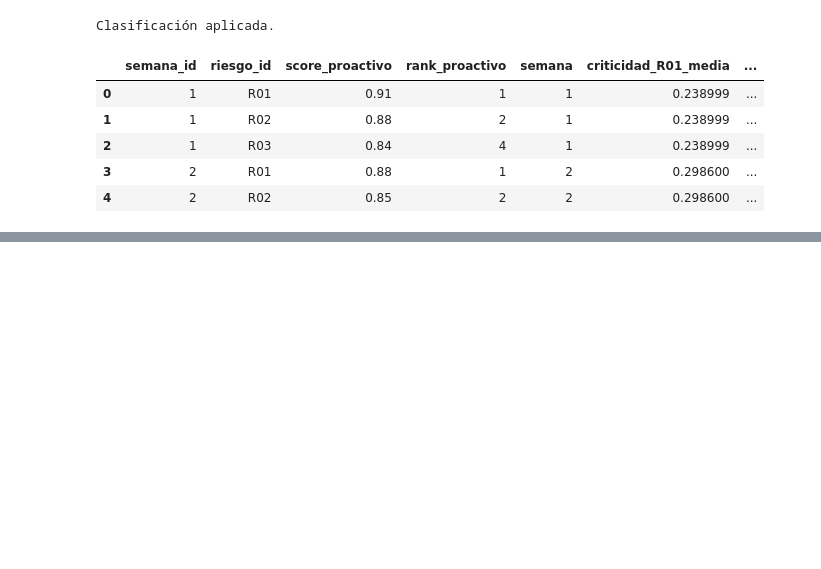
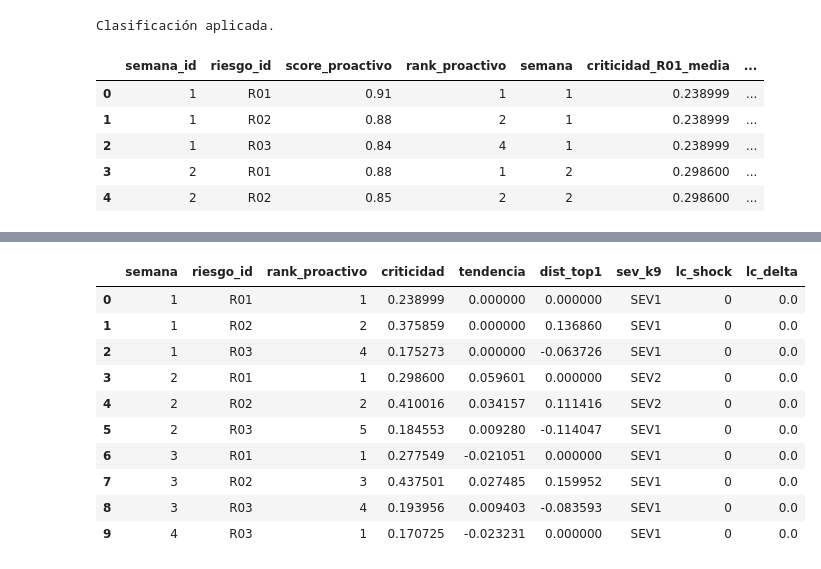
Before and after one commit to sanchezsantana/semantiq, a Jupyter notebook: k9_mining_safety/notebooks/01_generate_stde_v3.ipynb, the cells around one changed output, grey strips where cells are left out. Drawn from its saved outputs; the diff is of its cells as text; code cells hidden in the pictures; blank space fills up the shorter version.

Commit message:
stde final

```diff
--- a/k9_mining_safety/notebooks/01_generate_stde_v3.ipynb
+++ b/k9_mining_safety/notebooks/01_generate_stde_v3.ipynb
@@ -2085,0 +1536,74 @@ print(f"✓ Payload PredictorNode exportado: {predictor_json_path}")
+# %%
+# Celda 6.6 — Señales individuales por riesgo
+
+def calcular_senales_individuales(df_compare):
+
+    registros = []
+
+    for semana in sorted(df_compare["semana"].unique()):
+        df_sem = df_compare[df_compare["semana"] == semana]
+
+        # Ordenar riesgos por rank_proactivo (corrección)
+        df_sem_sorted = df_sem.sort_values("rank_proactivo")
+
+        # Obtener criticidad del top1 para la señal “distancia”
+        riesgo_top1 = df_sem_sorted.iloc[0]["riesgo_id"]
+        crit_top1 = df_sem_sorted.iloc[0][f"criticidad_{riesgo_top1}_media"]
+
+        for _, row in df_sem_sorted.iterrows():
+            riesgo = row["riesgo_id"]
+
+            crit_actual = row[f"criticidad_{riesgo}_media"]
+
+            # Criticidad previa
+            if semana > 1:
+                df_prev = df_compare[
+                    (df_compare["riesgo_id"] == riesgo) &
+                    (df_compare["semana"] == semana - 1)
+                ]
+                # FIX: float() sobre Series → usamos iloc[0]
+                crit_prev = float(df_prev[f"criticidad_{riesgo}_media"].iloc[0]) if len(df_prev) > 0 else None
+            else:
+                crit_prev = None
+
+            tendencia = (crit_actual - crit_prev) if crit_prev is not None else 0.0
+
+            # Severidad interna K9 (SEV1/2/3)
+            if row["k9_color"] == "ROJO":
+                sev = "SEV3"
+            else:
+                sev = "SEV2" if tendencia > 0.03 else "SEV1"
+
+            # Distancia al top 1
+            dist_top1 = crit_actual - crit_top1
+
+            # Shock del lunes crítico (si existiera semana 13)
+            lc_shock = 1 if semana == 13 and riesgo in ["R01", "R02"] else 0
+            lc_delta = tendencia if lc_shock == 1 else 0.0
+
+            registros.append({
+                "semana": semana,
+                "riesgo_id": riesgo,
+                "rank_proactivo": row["rank_proactivo"],  # corrección de ranking_pos
+
+                # Señales STDE
+                "criticidad": crit_actual,
+                "tendencia": tendencia,
+                "dist_top1": dist_top1,
+
+                # Señal interna K9
+                "sev_k9": sev,
+
+                # Señales lunes crítico
+                "lc_shock": lc_shock,
+                "lc_delta": lc_delta,
+            })
+
+    return pd.DataFrame(registros)
+
+
+df_senales = calcular_senales_individuales(df_compare)
+
+print("Señales individuales generadas:", df_senales.shape)
+df_senales.head(10)
+# %% [output]
@@ -2085,0 +1611,11 @@ print(f"✓ Payload PredictorNode exportado: {predictor_json_path}")
+|  | semana | riesgo_id | rank_proactivo | criticidad | tendencia | dist_top1 | sev_k9 | lc_shock | lc_delta |
+| 0 | 1 | R01 | 1 | 0.238999 | 0.000000 | 0.000000 | SEV1 | 0 | 0.0 |
+| 1 | 1 | R02 | 2 | 0.375859 | 0.000000 | 0.136860 | SEV1 | 0 | 0.0 |
+| 2 | 1 | R03 | 4 | 0.175273 | 0.000000 | -0.063726 | SEV1 | 0 | 0.0 |
+| 3 | 2 | R01 | 1 | 0.298600 | 0.059601 | 0.000000 | SEV2 | 0 | 0.0 |
+| 4 | 2 | R02 | 2 | 0.410016 | 0.034157 | 0.111416 | SEV2 | 0 | 0.0 |
+| 5 | 2 | R03 | 5 | 0.184553 | 0.009280 | -0.114047 | SEV1 | 0 | 0.0 |
+| 6 | 3 | R01 | 1 | 0.277549 | -0.021051 | 0.000000 | SEV1 | 0 | 0.0 |
+| 7 | 3 | R02 | 3 | 0.437501 | 0.027485 | 0.159952 | SEV1 | 0 | 0.0 |
+| 8 | 3 | R03 | 4 | 0.193956 | 0.009403 | -0.083593 | SEV1 | 0 | 0.0 |
+| 9 | 4 | R03 | 1 | 0.170725 | -0.023231 | 0.000000 | SEV1 | 0 | 0.0 |
```
Also changed, not shown: parts of 18 cells of this notebook.
